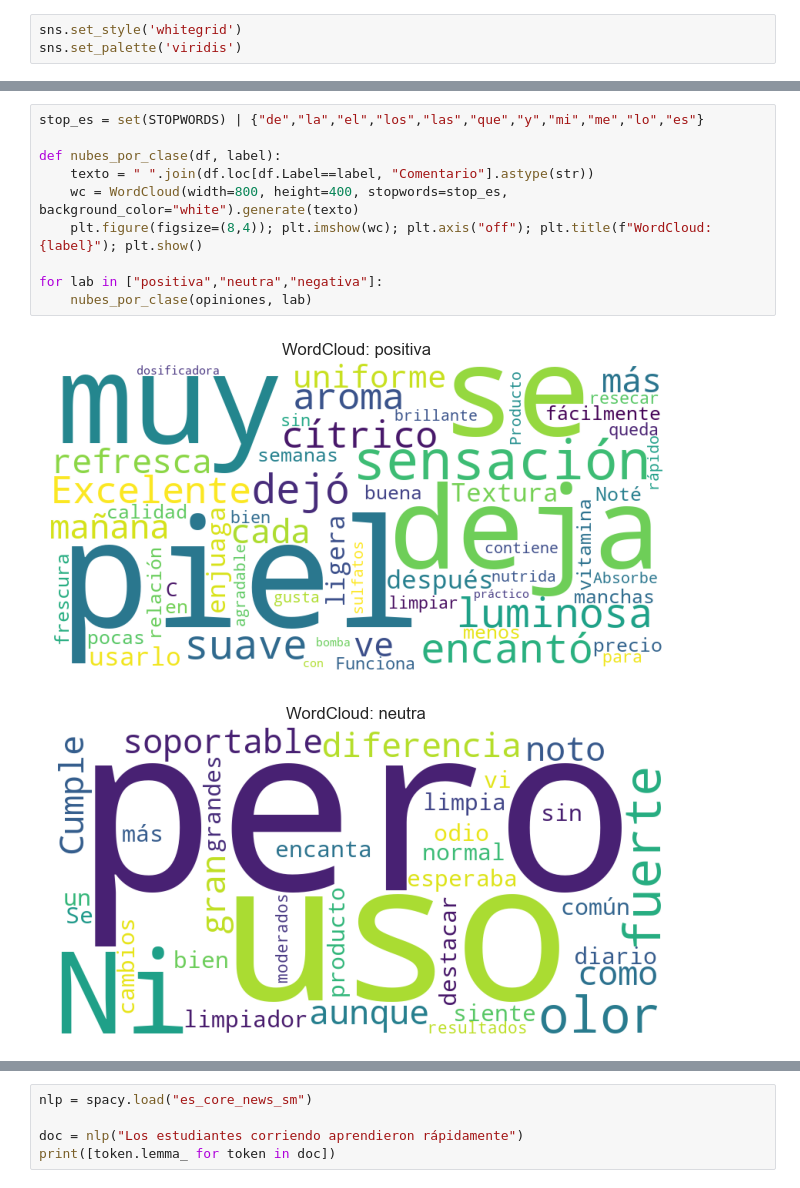
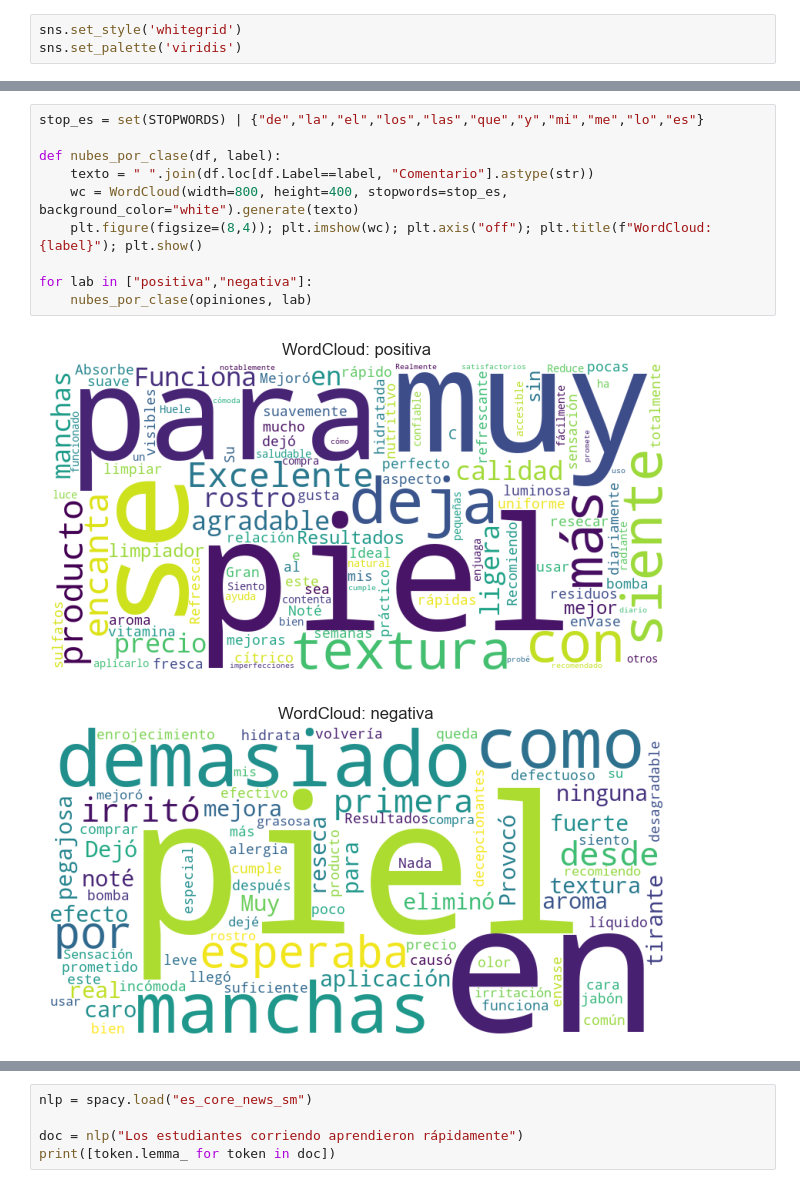
Before and after one commit to zyntonyson/bootcamp_ds_da, a Jupyter notebook: 16-ds-analisis-textos/31-nlp.ipynb, the cells around one changed output, grey strips where cells are left out. Saved outputs shown, nothing was run; the diff lists cells and outputs as text.

```diff
--- a/16-ds-analisis-textos/31-nlp.ipynb
+++ b/16-ds-analisis-textos/31-nlp.ipynb
@@ -105,13 +102,13 @@ plt.show()
 # %%
 stop_es = set(STOPWORDS) | {"de","la","el","los","las","que","y","mi","me","lo","es"}
 
 def nubes_por_clase(df, label):
     texto = " ".join(df.loc[df.Label==label, "Comentario"].astype(str))
     wc = WordCloud(width=800, height=400, stopwords=stop_es, background_color="white").generate(texto)
     plt.figure(figsize=(8,4)); plt.imshow(wc); plt.axis("off"); plt.title(f"WordCloud: {label}"); plt.show()
 
-for lab in ["positiva","neutra","negativa"]:
+for lab in ["positiva","negativa"]:
     nubes_por_clase(opiniones, lab)
 # %% [output]
-[figure, old version]
+[figure, new version]
-[figure, old version]
+[figure, new version]
```
Also changed, not shown: parts of 11 cells of this notebook, 2 other files.
